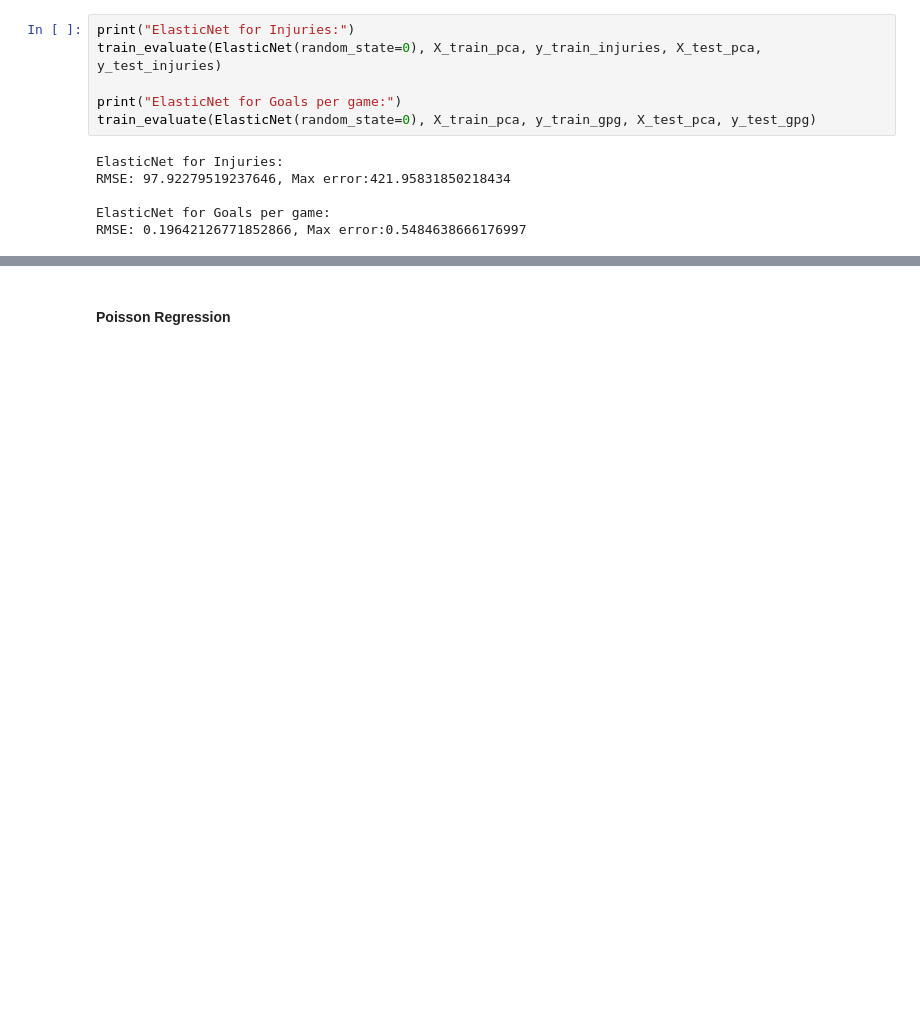
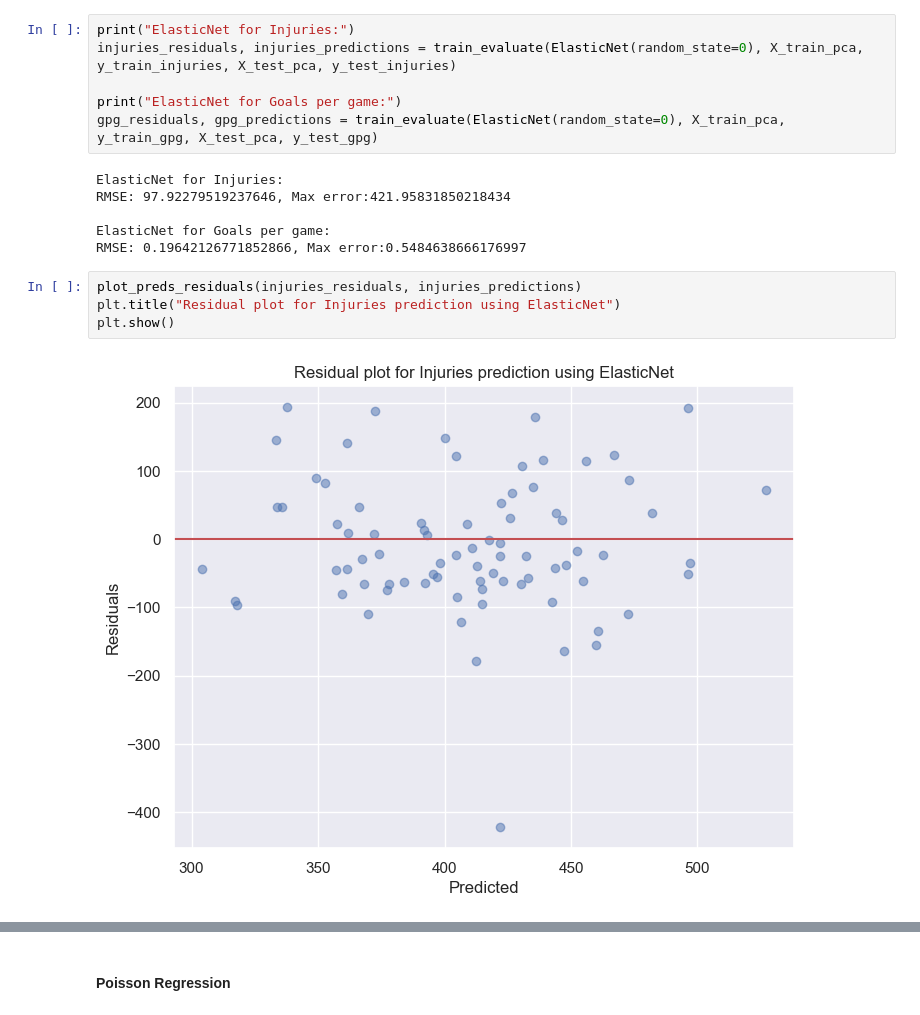
Before and after one commit to Yashuchirag/team_pressing_project, a Jupyter notebook: src/team_pressing.ipynb, the cells around one changed output, grey strips where cells are left out. Cells and saved outputs as stored; diff of their text form; blank space fills up the shorter version.

```diff
--- a/src/team_pressing.ipynb
+++ b/src/team_pressing.ipynb
@@ -469,13 +493,19 @@ RMSE: 0.05400044524555812, Max error:0.15627146954239157
 #### ElasticNet
 # %%
 print("ElasticNet for Injuries:")
-train_evaluate(ElasticNet(random_state=0), X_train_pca, y_train_injuries, X_test_pca, y_test_injuries)
+injuries_residuals, injuries_predictions = train_evaluate(ElasticNet(random_state=0), X_train_pca, y_train_injuries, X_test_pca, y_test_injuries)
 
 print("ElasticNet for Goals per game:")
-train_evaluate(ElasticNet(random_state=0), X_train_pca, y_train_gpg, X_test_pca, y_test_gpg)
+gpg_residuals, gpg_predictions = train_evaluate(ElasticNet(random_state=0), X_train_pca, y_train_gpg, X_test_pca, y_test_gpg)
 # %% [output]
 ElasticNet for Injuries:
 RMSE: 97.92279519237646, Max error:421.95831850218434
 
 ElasticNet for Goals per game:
 RMSE: 0.19642126771852866, Max error:0.5484638666176997
+# %%
+plot_preds_residuals(injuries_residuals, injuries_predictions)
+plt.title("Residual plot for Injuries prediction using ElasticNet")
+plt.show()
+# %% [output]
+[figure, added]
```
Also changed, not shown: parts of 19 cells of this notebook.
